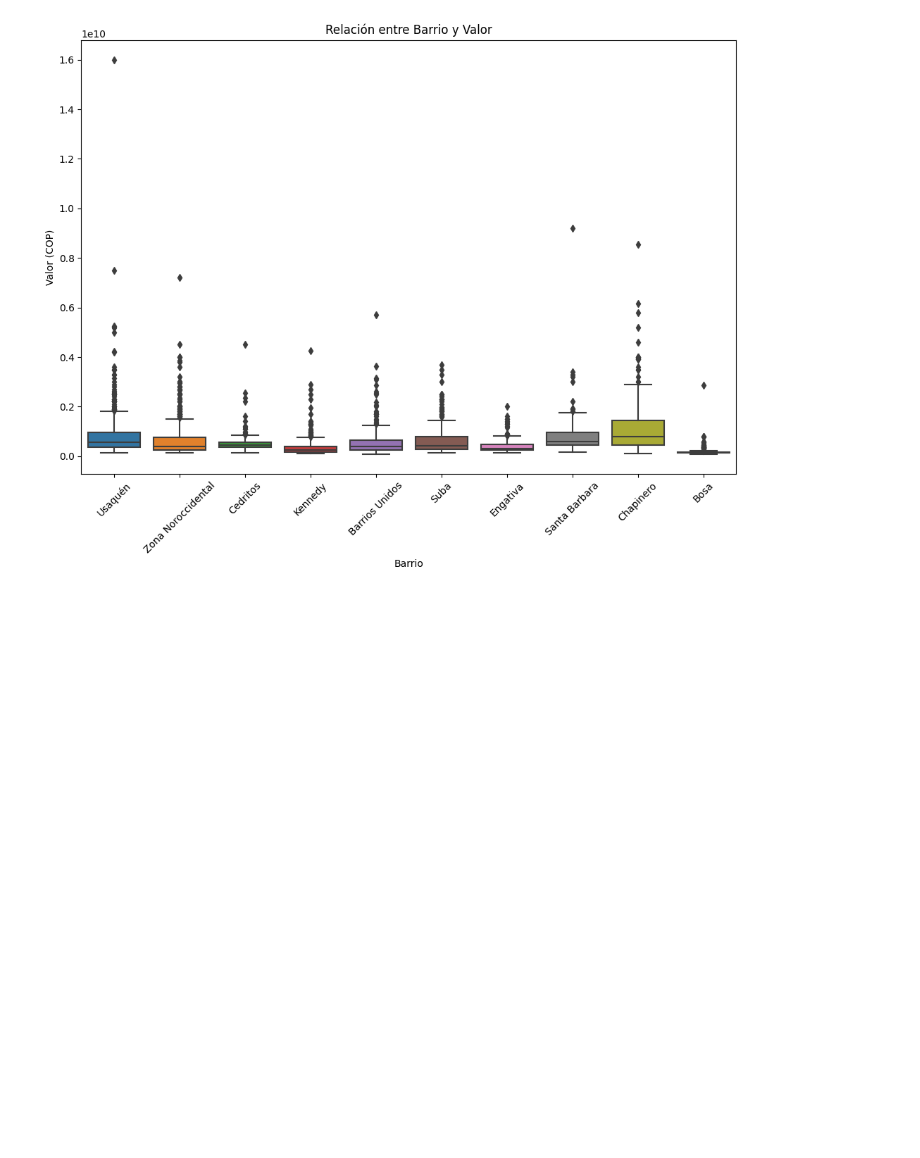
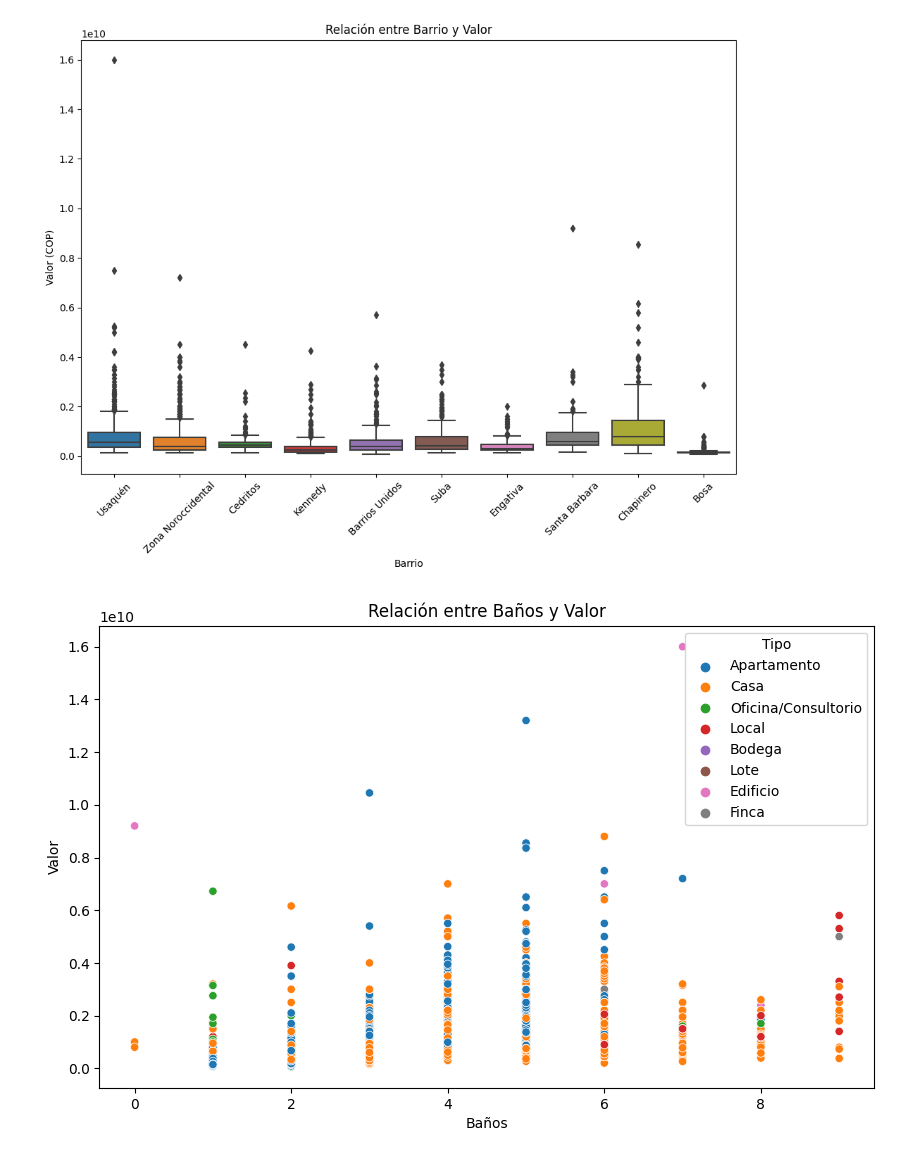
Before and after one commit to EdwinGarcia9/Housing-Prices, a Jupyter notebook: scripts/02_EDA.ipynb, the cells around one changed output. Drawn from its saved outputs; the diff is of its cells as text; code cells hidden in the pictures; blank space fills up the shorter version.

```diff
--- a/scripts/02_EDA.ipynb
+++ b/scripts/02_EDA.ipynb
@@ -171,3 +171,11 @@ plt.xticks(rotation=45)
 plt.show()
 # %% [output]
 [figure]
+# %%
+# Relación entre 'Área' y 'Valor'
+plt.figure(figsize=(10, 6))
+sns.scatterplot(data=df_colombia_bogota, x='Baños', y='Valor', hue='Tipo')
+plt.title('Relación entre Baños y Valor')
+plt.show()
+# %% [output]
+[figure, added]
```
